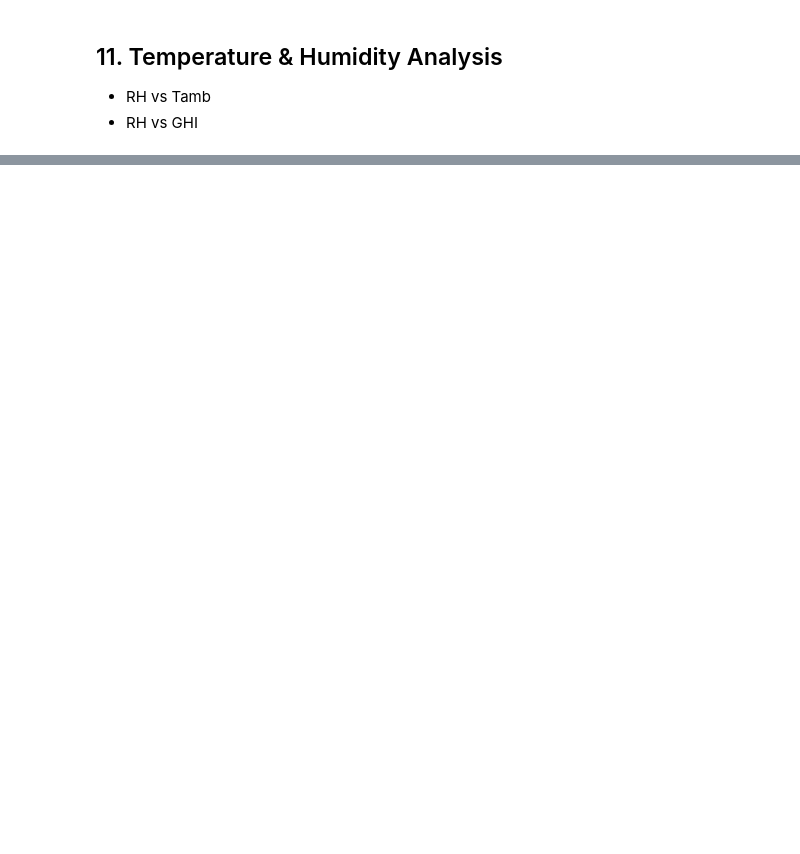
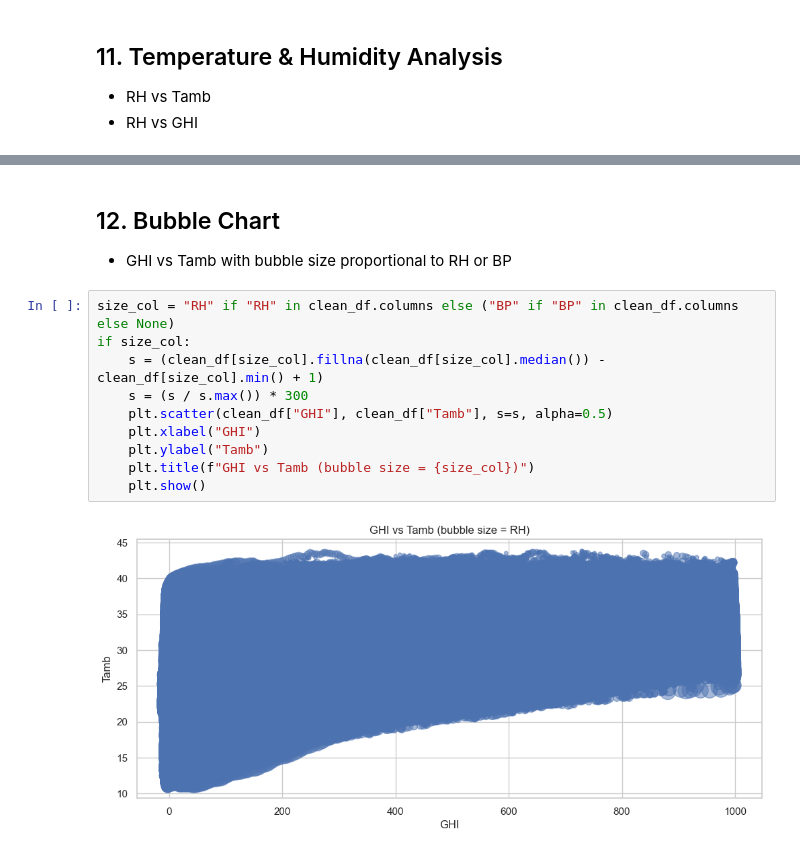
Before and after one commit to MekdelawitGebre/solar-challenge-week0, a Jupyter notebook: notebooks/benin_eda.ipynb, the cells around one changed output, grey strips where cells are left out. Cells and saved outputs as stored; diff of their text form; blank space fills up the shorter version.

Commit message:
feat(eda/benin): add bubble chart GHI vs Tamb sized by RH/BP

```diff
--- a/notebooks/benin_eda.ipynb
+++ b/notebooks/benin_eda.ipynb
@@ -356,0 +359,15 @@ plt.show()
+# %% [markdown]
+## 12. Bubble Chart
+- GHI vs Tamb with bubble size proportional to RH or BP
+# %%
+size_col = "RH" if "RH" in clean_df.columns else ("BP" if "BP" in clean_df.columns else None)
+if size_col:
+    s = (clean_df[size_col].fillna(clean_df[size_col].median()) - clean_df[size_col].min() + 1)
+    s = (s / s.max()) * 300
+    plt.scatter(clean_df["GHI"], clean_df["Tamb"], s=s, alpha=0.5)
+    plt.xlabel("GHI")
+    plt.ylabel("Tamb")
+    plt.title(f"GHI vs Tamb (bubble size = {size_col})")
+    plt.show()
+# %% [output]
+[figure, added]
```
Also changed, not shown: parts of 2 cells of this notebook.
